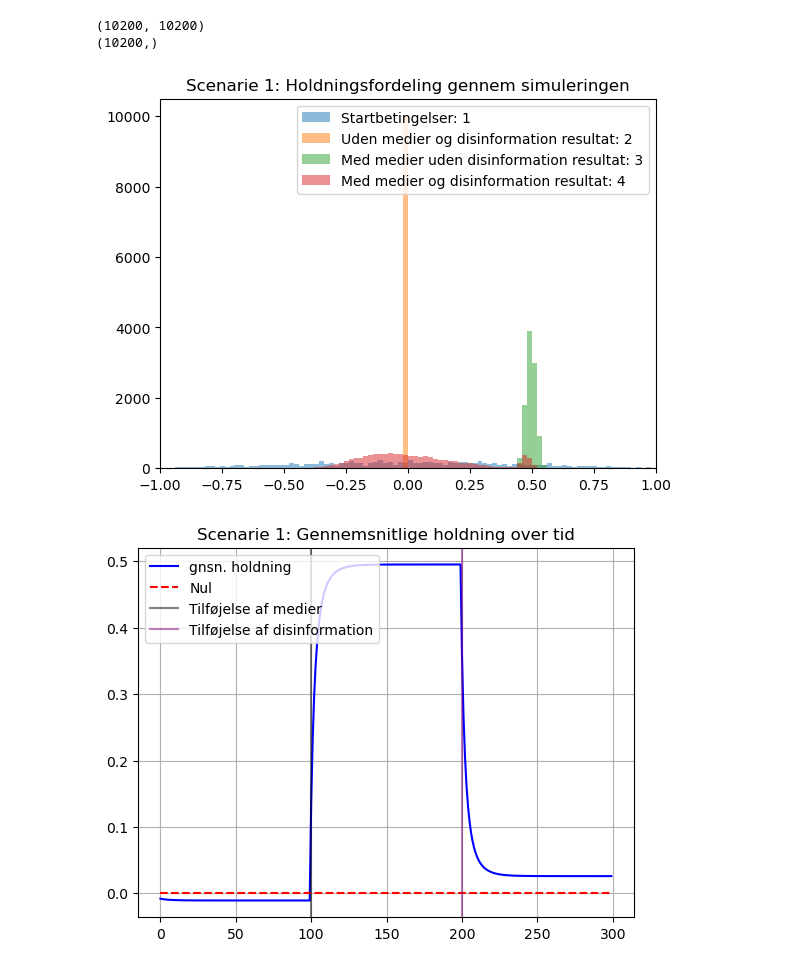
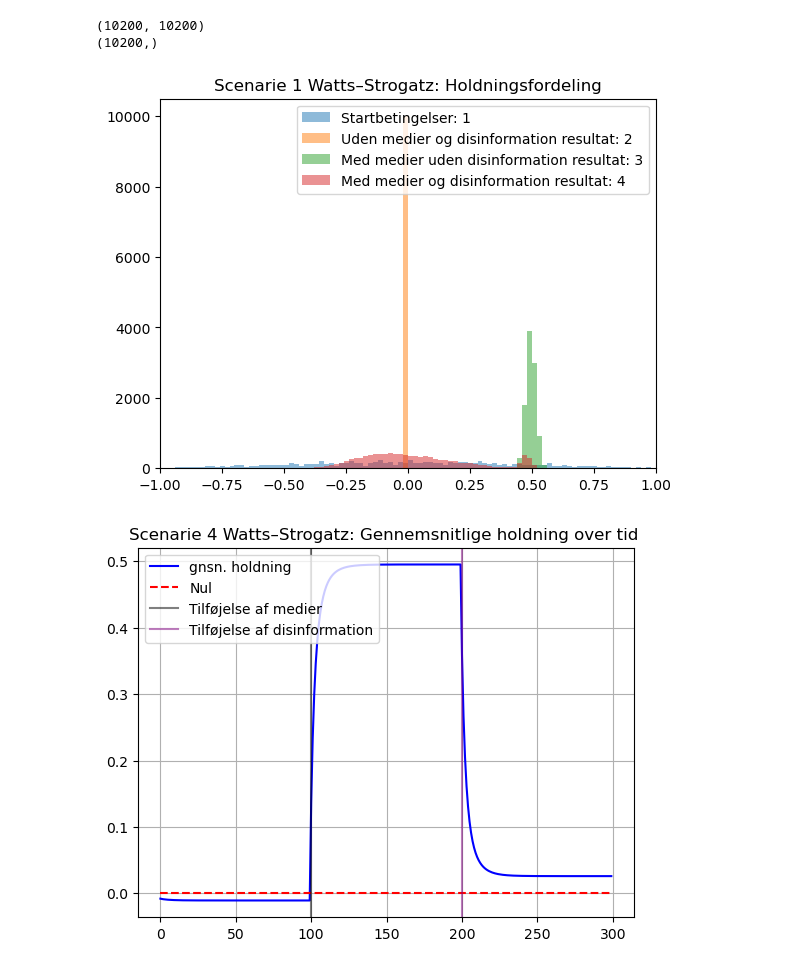
Before and after one commit to Kryptonym/Bachelor---disinformations-p-virkning-af-honldingsfordelingen, a Jupyter notebook: Kode/Scenarie1.ipynb, the cells around one changed output. Drawn from its saved outputs; the diff is of its cells as text; code cells hidden in the pictures.

```diff
--- a/Kode/Scenarie1.ipynb
+++ b/Kode/Scenarie1.ipynb
@@ -75,35 +91,35 @@ plt.figure()
 plt.hist(ws_Scenarie1_startcond[ws_mask], bins=ws_binsScenarie1,alpha=0.5, label='Startbetingelser: 1')
 plt.hist(ws_Scenarie1_endcond[ws_mask], bins=ws_binsScenarie1, alpha=0.5, label='Uden medier og disinformation resultat: 2')
 plt.hist(ws_MedierScenarie1_endcond[ws_maskmedia], bins=ws_binsScenarie1, alpha=0.5, label='Med medier uden disinformation resultat: 3')
 plt.hist(ws_DisinfoScenarie1_endcond[ws_maskdisinfo], bins=ws_binsScenarie1, alpha=0.5, label='Med medier og disinformation resultat: 4')
 
 plt.xlim(-1, 1)
 plt.legend()
-plt.title('Scenarie 1: Holdningsfordeling gennem simuleringen')
+plt.title('Scenarie 1 Watts–Strogatz: Holdningsfordeling')
 plt.show()
 
 
 plt.figure()
 plt.plot(np.arange(len(ws_totalgennemsnit)),ws_totalgennemsnit,'b-',label = 'gnsn. holdning')
 plt.plot(np.arange(len(ws_totalgennemsnit)),np.zeros(len(ws_totalgennemsnit)),'r--',label = 'Nul')
 plt.axvline(x = Del_et_tidskridt,color = 'k', alpha=0.5, label = 'Tilføjelse af medier')
 plt.axvline(x = Del_et_tidskridt+Del_to_tidskridt,color = 'purple', alpha=0.5, label = 'Tilføjelse af disinformation')
 
 plt.legend(loc = 'upper left')
 plt.grid()
-plt.title('Scenarie 1: Gennemsnitlige holdning over tid')
+plt.title('Scenarie 4 Watts–Strogatz: Gennemsnitlige holdning over tid ')
 plt.show()
 
 plt.figure()
 plt.plot(np.arange(len(ws_totalgennemgennemsnit)),ws_totalgennemgennemsnit,'b-',label = 'gnsn. afstand til gnsn.')
 plt.plot(np.arange(len(ws_totalgennemgennemsnit)),np.zeros(len(ws_totalgennemgennemsnit)),'r--',label = 'Nul')
 plt.axvline(x = Del_et_tidskridt, color = 'k',alpha=0.5,label = 'Tilføjelse af medier')
 plt.axvline(x = Del_et_tidskridt+Del_to_tidskridt,color = 'purple', alpha=0.5,label = 'Tilføjelse af disinformation')
 
 plt.legend()
 plt.grid()
-plt.title('Scenarie 1: Gennemsnitlige afstand til gnsn.')
+plt.title('Scenarie 1 Watts–Strogatz: Gennemsnitlige afstand til gnsn.')
 plt.show()
 # %% [output]
-[figure, old version]
+[figure, new version]
-[figure, old version]
+[figure, new version]
```
Also changed, not shown: parts of 6 cells of this notebook, 27 other files.
